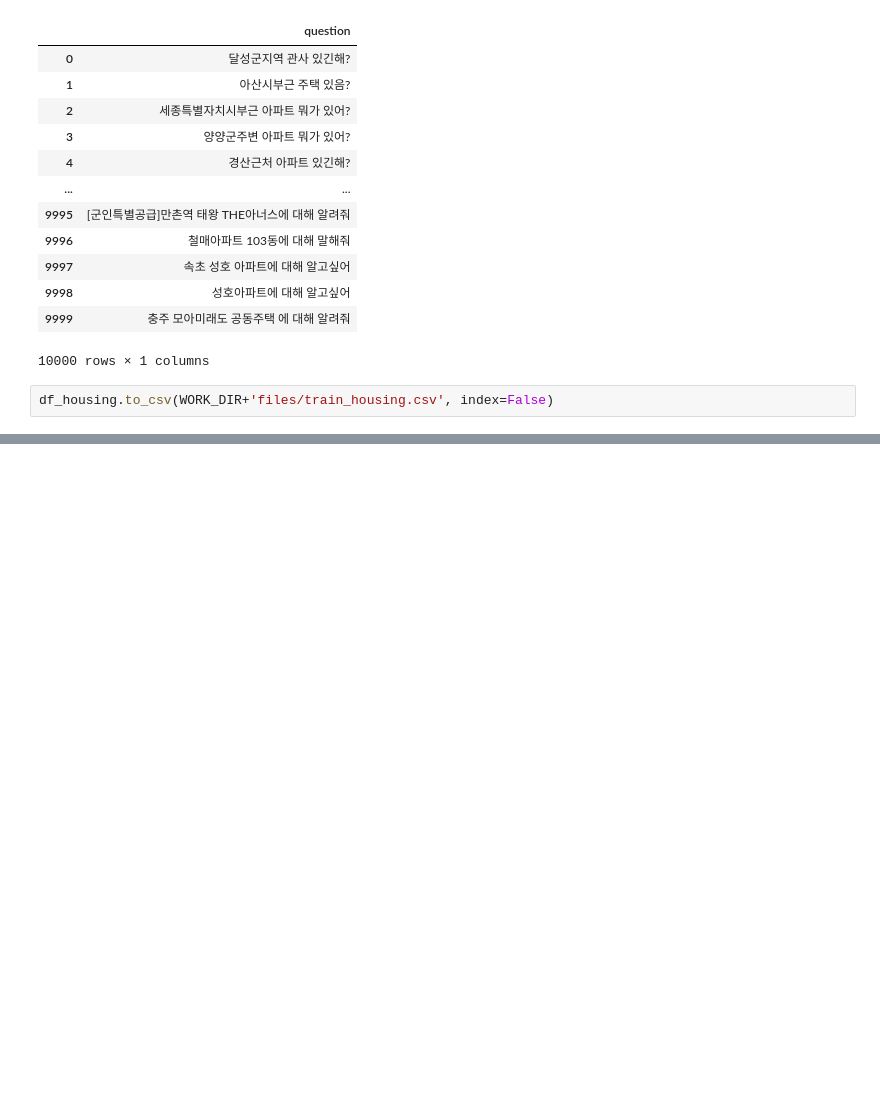
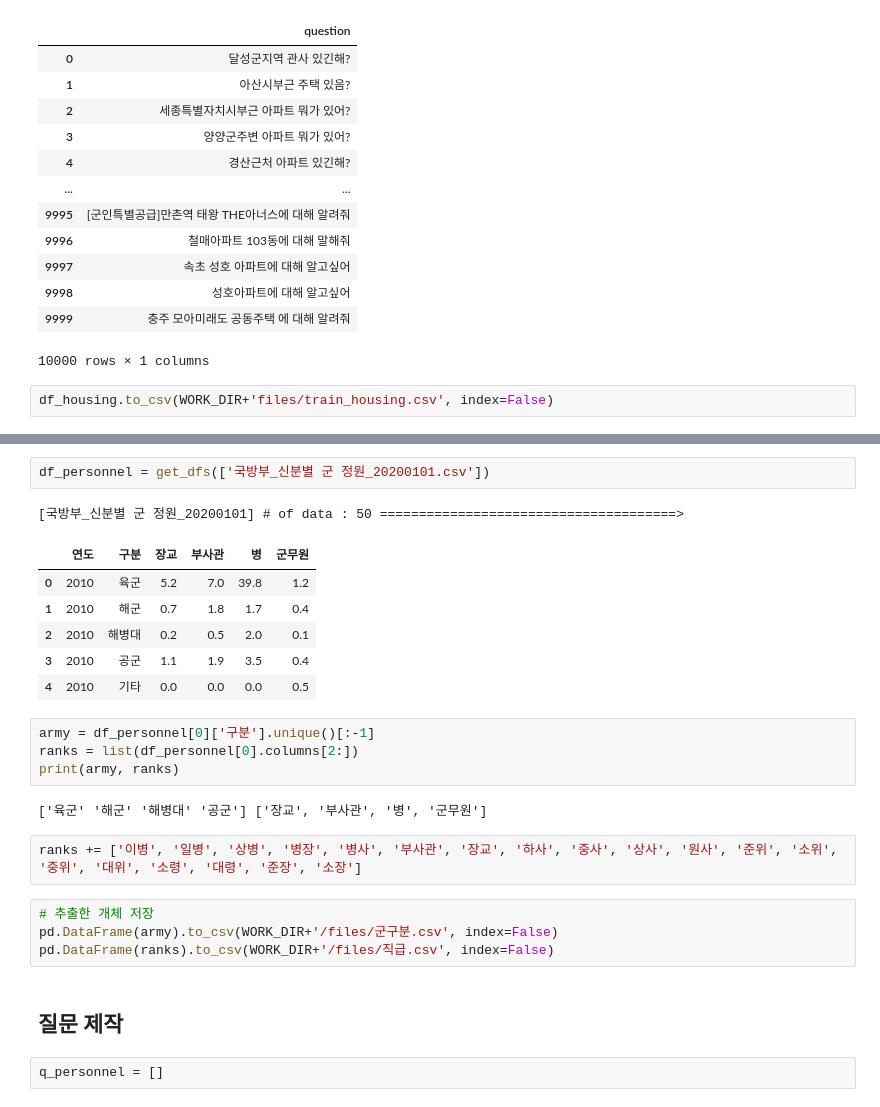
Before and after one commit to koscomcop/2022Military-Chatbot-jupyter, a Jupyter notebook: source/create_dataset.ipynb, the cells around one changed output, grey strips where cells are left out. Drawn from its saved outputs; the diff is of its cells as text; blank space fills up the shorter version.

```diff
--- a/source/create_dataset.ipynb
+++ b/source/create_dataset.ipynb
@@ -631,0 +644,26 @@ df_housing.to_csv(WORK_DIR+'files/train_housing.csv', index=False)
+# %%
+df_personnel = get_dfs(['국방부_신분별 군 정원_20200101.csv'])
+# %% [output]
+[국방부_신분별 군 정원_20200101] # of data : 50 ======================================>
+|  | 연도 | 구분 | 장교 | 부사관 | 병 | 군무원 |
+| 0 | 2010 | 육군 | 5.2 | 7.0 | 39.8 | 1.2 |
+| 1 | 2010 | 해군 | 0.7 | 1.8 | 1.7 | 0.4 |
+| 2 | 2010 | 해병대 | 0.2 | 0.5 | 2.0 | 0.1 |
+| 3 | 2010 | 공군 | 1.1 | 1.9 | 3.5 | 0.4 |
+| 4 | 2010 | 기타 | 0.0 | 0.0 | 0.0 | 0.5 |
+# %%
+army = df_personnel[0]['구분'].unique()[:-1]
+ranks = list(df_personnel[0].columns[2:])
+print(army, ranks)
+# %% [output]
+['육군' '해군' '해병대' '공군'] ['장교', '부사관', '병', '군무원']
+# %%
+ranks += ['이병', '일병', '상병', '병장', '병사', '부사관', '장교', '하사', '중사', '상사', '원사', '준위', '소위', '중위', '대위', '소령', '대령', '준장', '소장']
+# %%
+# 추출한 개체 저장
+pd.DataFrame(army).to_csv(WORK_DIR+'/files/군구분.csv', index=False)
+pd.DataFrame(ranks).to_csv(WORK_DIR+'/files/직급.csv', index=False)
+# %% [markdown]
+## 질문 제작
+# %%
+q_personnel = []
```
Also changed, not shown: parts of 5 cells of this notebook, 1 other file.
